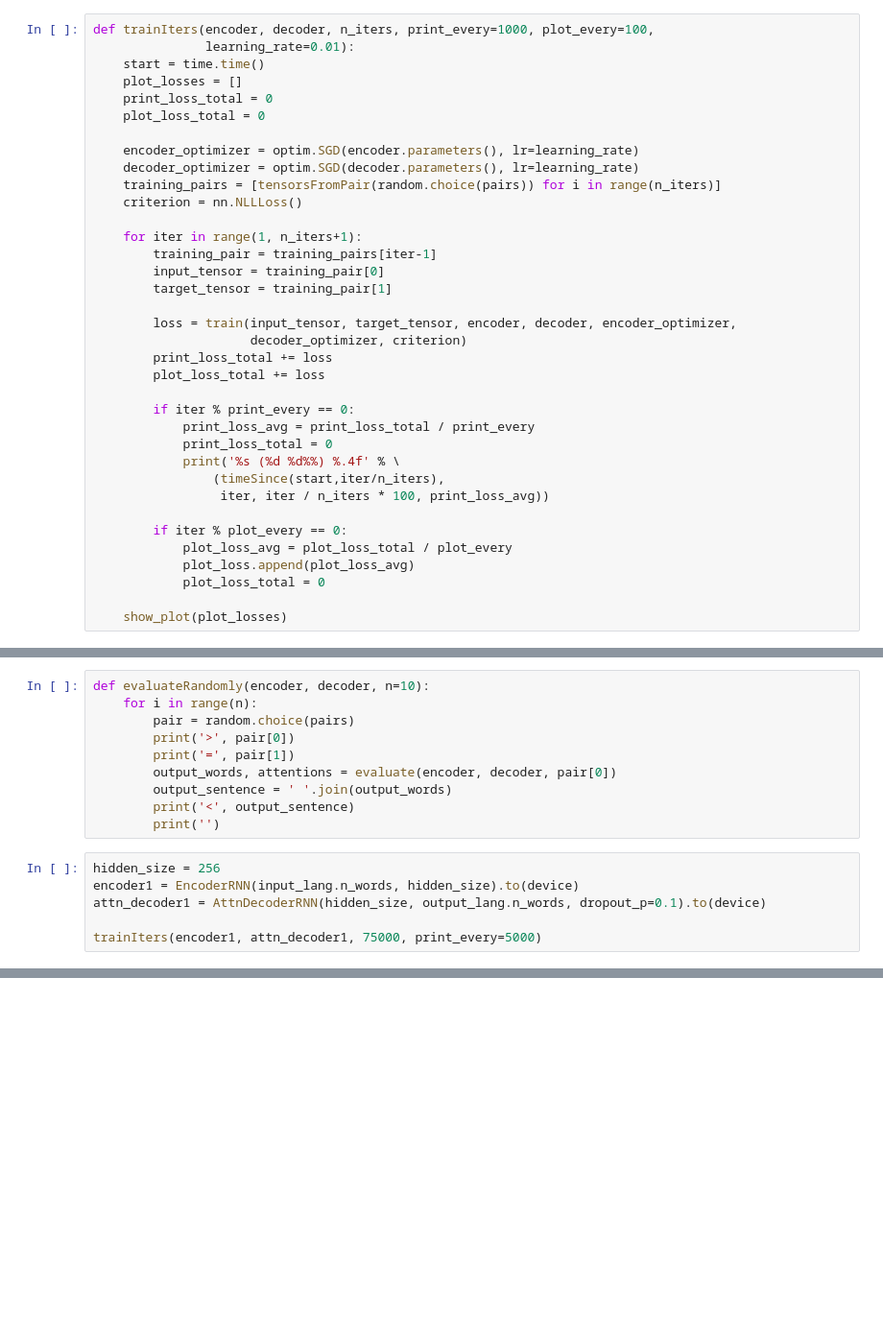
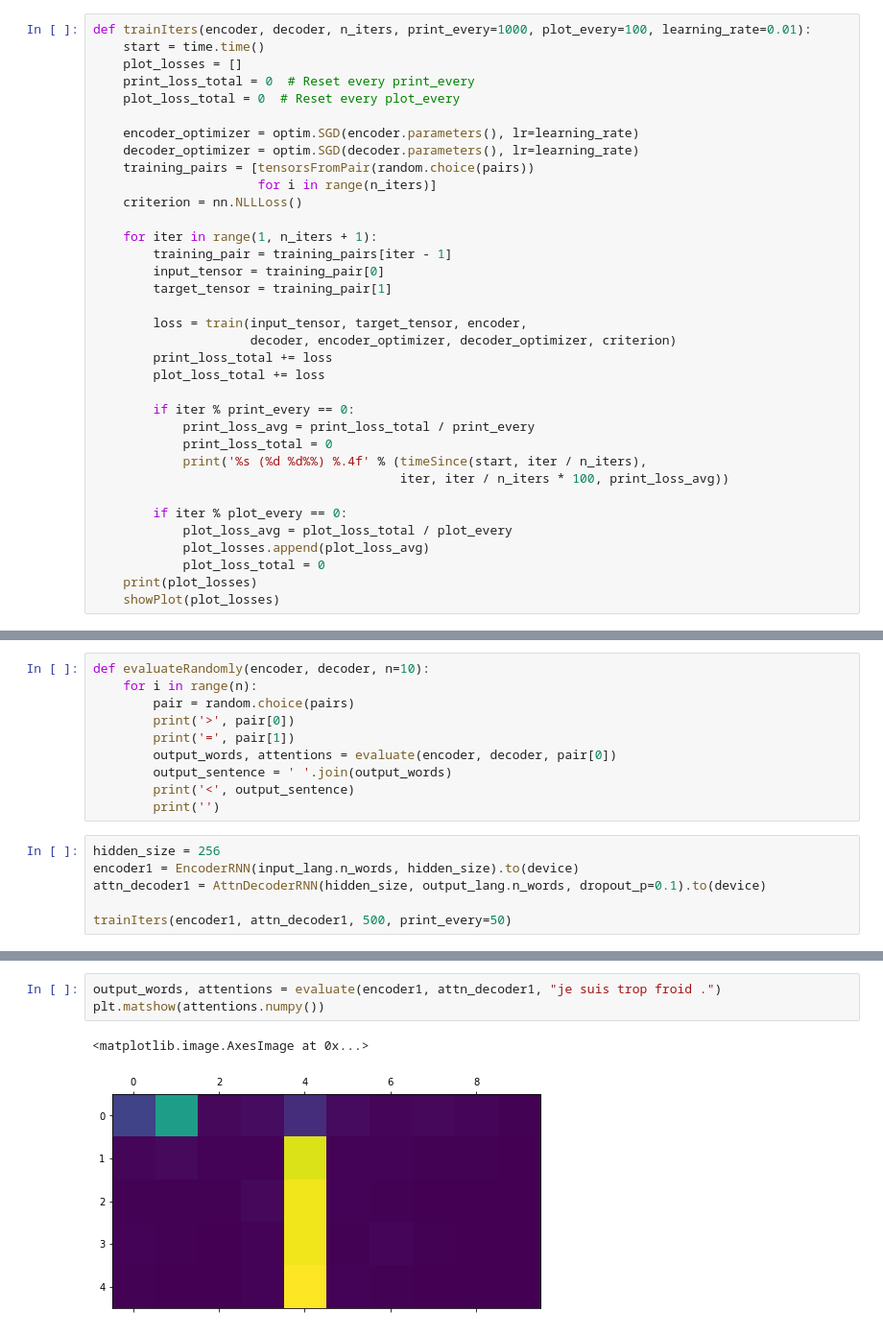
Before and after one commit to HenryDashwood/attention, a Jupyter notebook: attention_rnn.ipynb, the cells around one changed output, grey strips where cells are left out. Shown: that part at 96% size. Saved outputs shown, nothing was run; the diff lists cells and outputs as text; blank space fills up the shorter version.

Commit message:
finish rnn attention notebook

```diff
--- a/attention_rnn.ipynb
+++ b/attention_rnn.ipynb
@@ -267,41 +270,40 @@ def timeSince(since, percent):
     rs = es - s
     return '%s (- %s)' % (asMinutes(s), asMinutes(rs))
 # %%
-def trainIters(encoder, decoder, n_iters, print_every=1000, plot_every=100,
-               learning_rate=0.01):
+def trainIters(encoder, decoder, n_iters, print_every=1000, plot_every=100, learning_rate=0.01):
     start = time.time()
     plot_losses = []
-    print_loss_total = 0
-    plot_loss_total = 0
+    print_loss_total = 0  # Reset every print_every
+    plot_loss_total = 0  # Reset every plot_every
 
     encoder_optimizer = optim.SGD(encoder.parameters(), lr=learning_rate)
     decoder_optimizer = optim.SGD(decoder.parameters(), lr=learning_rate)
-    training_pairs = [tensorsFromPair(random.choice(pairs)) for i in range(n_iters)]
+    training_pairs = [tensorsFromPair(random.choice(pairs))
+                      for i in range(n_iters)]
     criterion = nn.NLLLoss()
 
-    for iter in range(1, n_iters+1):
-        training_pair = training_pairs[iter-1]
+    for iter in range(1, n_iters + 1):
+        training_pair = training_pairs[iter - 1]
         input_tensor = training_pair[0]
         target_tensor = training_pair[1]
 
-        loss = train(input_tensor, target_tensor, encoder, decoder, encoder_optimizer,
-                     decoder_optimizer, criterion)
+        loss = train(input_tensor, target_tensor, encoder,
+                     decoder, encoder_optimizer, decoder_optimizer, criterion)
         print_loss_total += loss
         plot_loss_total += loss
 
         if iter % print_every == 0:
             print_loss_avg = print_loss_total / print_every
             print_loss_total = 0
-            print('%s (%d %d%%) %.4f' % \
-                (timeSince(start,iter/n_iters),
-                 iter, iter / n_iters * 100, print_loss_avg))
+            print('%s (%d %d%%) %.4f' % (timeSince(start, iter / n_iters),
+                                         iter, iter / n_iters * 100, print_loss_avg))
 
         if iter % plot_every == 0:
             plot_loss_avg = plot_loss_total / plot_every
-            plot_loss.append(plot_loss_avg)
+            plot_losses.append(plot_loss_avg)
             plot_loss_total = 0
-
-    show_plot(plot_losses)
+    print(plot_losses)
+    showPlot(plot_losses)
 # %%
 def showPlot(points):
     plt.figure()
@@ -358,5 +359,5 @@ hidden_size = 256
 encoder1 = EncoderRNN(input_lang.n_words, hidden_size).to(device)
 attn_decoder1 = AttnDecoderRNN(hidden_size, output_lang.n_words, dropout_p=0.1).to(device)
 
-trainIters(encoder1, attn_decoder1, 75000, print_every=5000)
+trainIters(encoder1, attn_decoder1, 500, print_every=50)
 # %% [output]
@@ -363,0 +397,6 @@ RuntimeError: Expected 3-dimensional tensor, but got 4-dimensional tensor for ar
+# %%
+output_words, attentions = evaluate(encoder1, attn_decoder1, "je suis trop froid .")
+plt.matshow(attentions.numpy())
+# %% [output]
+<matplotlib.image.AxesImage at 0x...>
+[figure, added]
```
Also changed, not shown: parts of 8 cells of this notebook.
